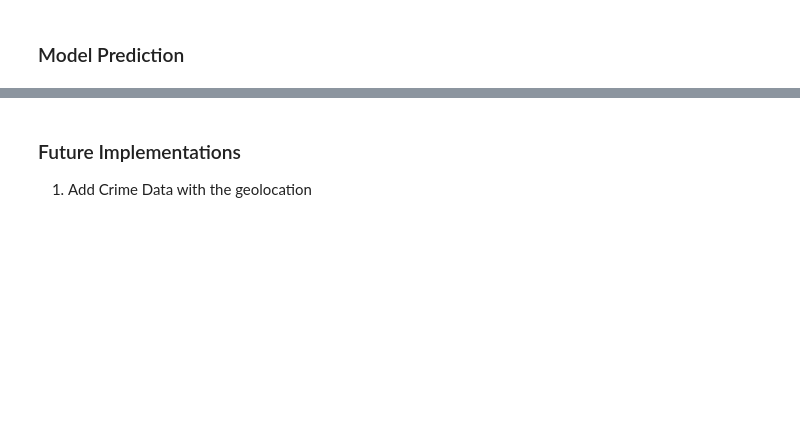
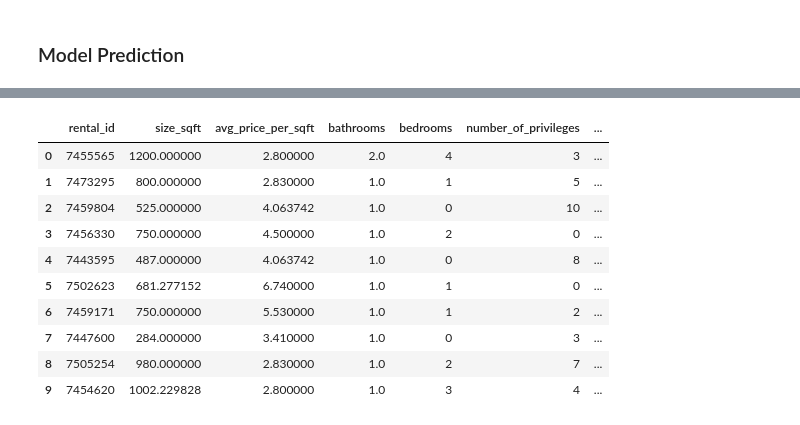
Before and after one commit to oscarchong/itds_fall_2019, a Jupyter notebook: Master's Notebook.ipynb, the cells around one changed output, grey strips where cells are left out. Saved outputs shown, nothing was run; the diff lists cells and outputs as text; code cells hidden in the pictures; blank space fills up the shorter version.

```diff
--- a/Master's Notebook.ipynb
+++ b/Master's Notebook.ipynb
@@ -557,0 +641,15 @@ test2_df['school_level'] = ef.school_level(test2_df)
+# %%
+test3_df.loc[test3_df['description'].isna(), 'description'] = ""
+
+test3_df['description'] = test3_df.description.apply(lambda x: x.lower())
+
+test3_df['is_studio'] = test3_df.description.str.contains(r'studio').astype('int')
+
+test3_df['has_hardwood_flr'] = test3_df.description.str.contains(r'hardwood floor').astype('int')
+
+test3_df['has_high_ceilings'] = test3_df.description.str.contains(r'high-ceiling|high ceiling|high cieling|high celing|high ceilng|tall ceiling| tall-ceiling').astype('int')
+
+test3_df['is_renovated'] = test3_df.description.str.contains(r'renovated').astype('int')
+# %%
+top_25 = test3_df.groupby('neighborhood').median()['rent'].sort_values(ascending=False).head(25)
+test3_df['is_top25_neighborhood'] = test3_df.neighborhood.apply(lambda x: 1 if x in top_25.index else 0)
@@ -558,2 +658,6 @@ test2_df['school_level'] = ef.school_level(test2_df)
+# %%
+test3_df['number_of_privileges'] = ef.number_privileges(test3_df)
+# %%
+test3_df = pd.get_dummies(test3_df, columns=['borough'])
 # %% [markdown]
 ### Model Prediction
@@ -569,6 +698,15 @@ test2_submission_df.head(10)
 # %%
 f = list(features)
-test2_df[['rental_id'] + f].head(10)
+test3_df[['rental_id'] + f].head(10)
+# %% [output]
+|  | rental_id | size_sqft | avg_price_per_sqft | bathrooms | bedrooms | number_of_privileges | ... |
+| 0 | 7455565 | 1200.000000 | 2.800000 | 2.0 | 4 | 3 | ... |
+| 1 | 7473295 | 800.000000 | 2.830000 | 1.0 | 1 | 5 | ... |
+| 2 | 7459804 | 525.000000 | 4.063742 | 1.0 | 0 | 10 | ... |
+| 3 | 7456330 | 750.000000 | 4.500000 | 1.0 | 2 | 0 | ... |
+| 4 | 7443595 | 487.000000 | 4.063742 | 1.0 | 0 | 8 | ... |
+| 5 | 7502623 | 681.277152 | 6.740000 | 1.0 | 1 | 0 | ... |
+| 6 | 7459171 | 750.000000 | 5.530000 | 1.0 | 1 | 2 | ... |
+| 7 | 7447600 | 284.000000 | 3.410000 | 1.0 | 0 | 3 | ... |
+| 8 | 7505254 | 980.000000 | 2.830000 | 1.0 | 2 | 7 | ... |
+| 9 | 7454620 | 1002.229828 | 2.800000 | 1.0 | 3 | 4 | ... |
-# %% [markdown]
-### Future Implementations
- 1. Add Crime Data with the geolocation
```
Also changed, not shown: parts of 47 cells of this notebook.
